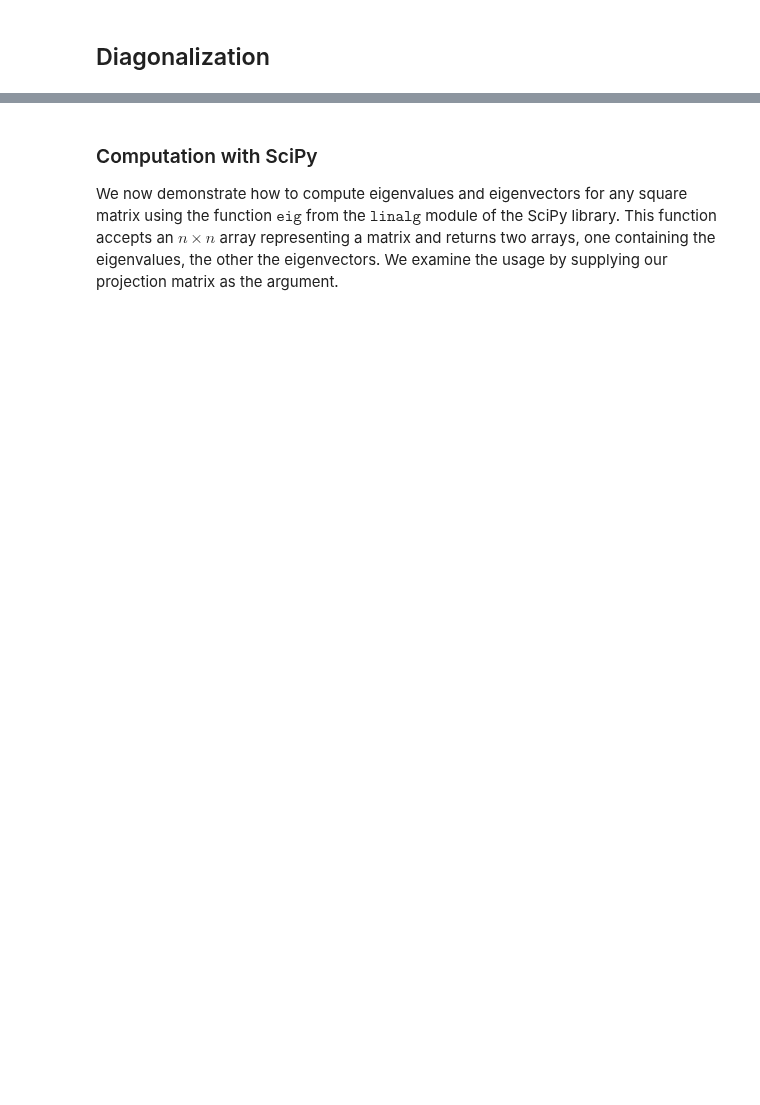
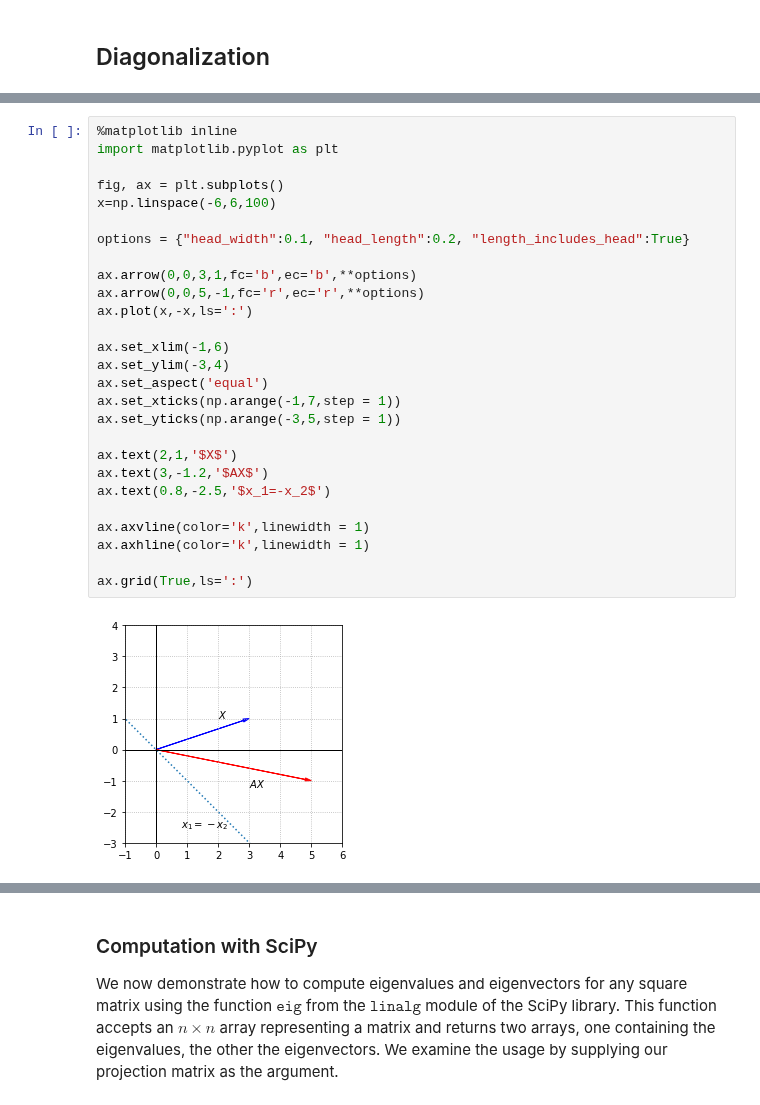
Before and after one commit to bvanderlei/jupyter-guide-to-linear-algebra, a Jupyter notebook: Diagonalization.ipynb, the cells around one changed output, grey strips where cells are left out. Drawn from its saved outputs; the diff is of its cells as text; blank space fills up the shorter version.

```diff
--- a/Diagonalization.ipynb
+++ b/Diagonalization.ipynb
@@ -24,0 +45,29 @@ Consider a matrix that represents a shear along the line $x_1=x_2$.  Demonstrate
+# %%
+%matplotlib inline
+import matplotlib.pyplot as plt
+
+fig, ax = plt.subplots()
+x=np.linspace(-6,6,100)
+
+options = {"head_width":0.1, "head_length":0.2, "length_includes_head":True}
+
+ax.arrow(0,0,3,1,fc='b',ec='b',**options)
+ax.arrow(0,0,5,-1,fc='r',ec='r',**options)
+ax.plot(x,-x,ls=':')
+
+ax.set_xlim(-1,6)
+ax.set_ylim(-3,4)
+ax.set_aspect('equal')
+ax.set_xticks(np.arange(-1,7,step = 1))
+ax.set_yticks(np.arange(-3,5,step = 1))
+
+ax.text(2,1,'$X$')
+ax.text(3,-1.2,'$AX$')
+ax.text(0.8,-2.5,'$x_1=-x_2$')
+
+ax.axvline(color='k',linewidth = 1)
+ax.axhline(color='k',linewidth = 1)
+
+ax.grid(True,ls=':')
+# %% [output]
+[figure, added]
```
Also changed, not shown: parts of 12 cells of this notebook, 7 other files.
